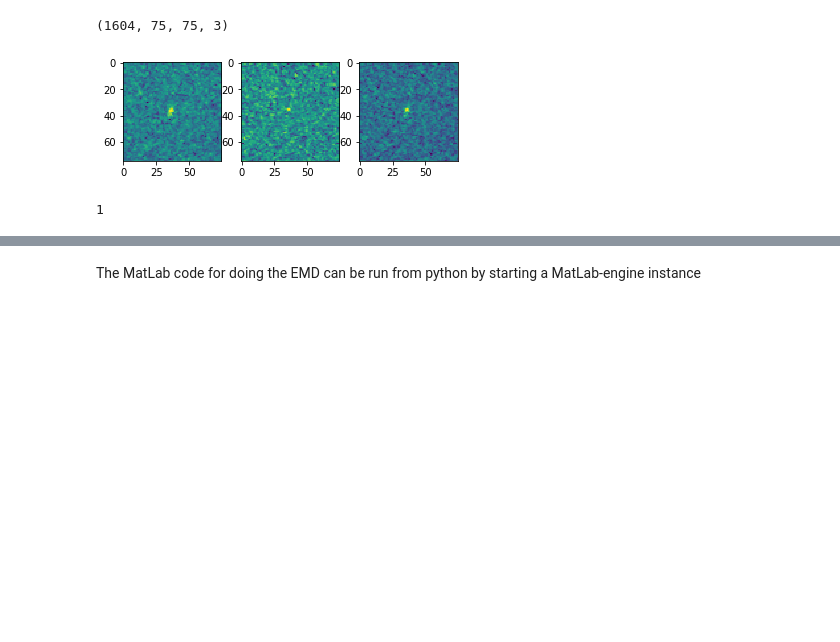
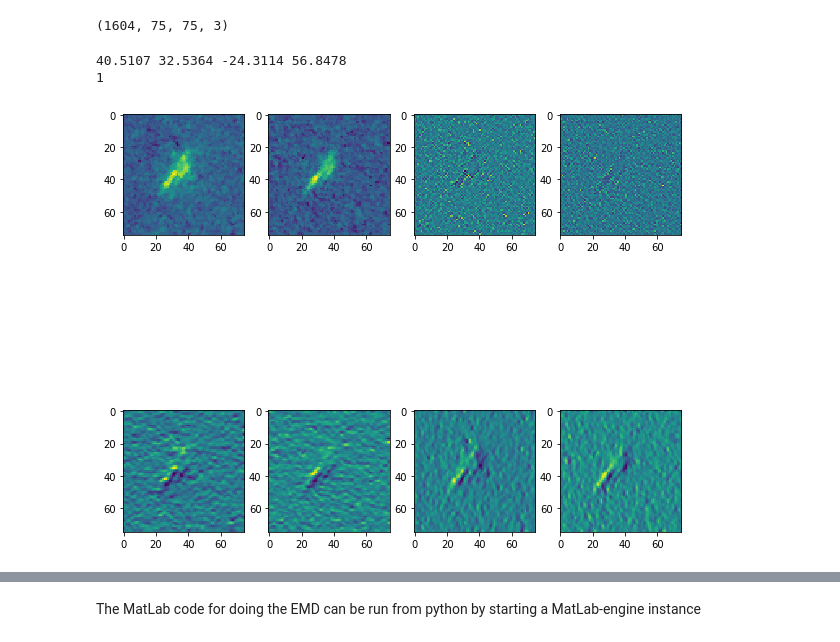
Before and after one commit to holwech/Spacebergs, a Jupyter notebook: python/EMD2D_testing.ipynb, the cells around one changed output, grey strips where cells are left out. Cells and saved outputs as stored; diff of their text form; code cells hidden in the pictures; blank space fills up the shorter version.

```diff
--- a/python/EMD2D_testing.ipynb
+++ b/python/EMD2D_testing.ipynb
@@ -41,14 +41,26 @@ y_train = np.array(train["is_iceberg"])
 X_train.shape
 # %% [output]
 (1604, 75, 75, 3)
-# %%
-fig, ax = plt.subplots(1, 3)
-
-ax[0].imshow(X_train[2,:,:,0])
-ax[1].imshow(X_train[2,:,:,1])
-ax[2].imshow(X_train[2,:,:,2])
-plt.show()
-print(y_train[2])
-# %% [output]
-[figure, removed]
-1
+# %%
+from scipy.ndimage import laplace, sobel
+fig, ax = plt.subplots(2, 4, figsize=(10,10))
+# 1116, 1328, 464, 740, 1576
+idx = 416
+ax = ax.ravel()
+ax[0].imshow(X_train[idx,:,:,0])
+ax[1].imshow(X_train[idx,:,:,1])
+ax[2].imshow(laplace(X_train[idx,:,:,0], mode='reflect', cval=0.0))
+ax[3].imshow(laplace(X_train[idx,:,:,1], mode='reflect', cval=0.0))
+ax[4].imshow(sobel(X_train[idx,:,:,0], axis=0, mode='reflect', cval=0.0))
+ax[5].imshow(sobel(X_train[idx,:,:,1], axis=0, mode='reflect', cval=0.0))
+ax[6].imshow(sobel(X_train[idx,:,:,0], axis=1, mode='reflect', cval=0.0))
+ax[7].imshow(sobel(X_train[idx,:,:,1], axis=1, mode='reflect', cval=0.0))
+lp = laplace(X_train[idx,:,:,0], mode='reflect', cval=0.0)
+print(lp.var(), np.max(lp), np.min(lp), np.max(lp) - np.min(lp))
+print(y_train[idx])
+
+plt.show()
+# %% [output]
+40.5107 32.5364 -24.3114 56.8478
+1
+[figure, added]
```
Also changed, not shown: parts of 4 cells of this notebook, 5 other files.
